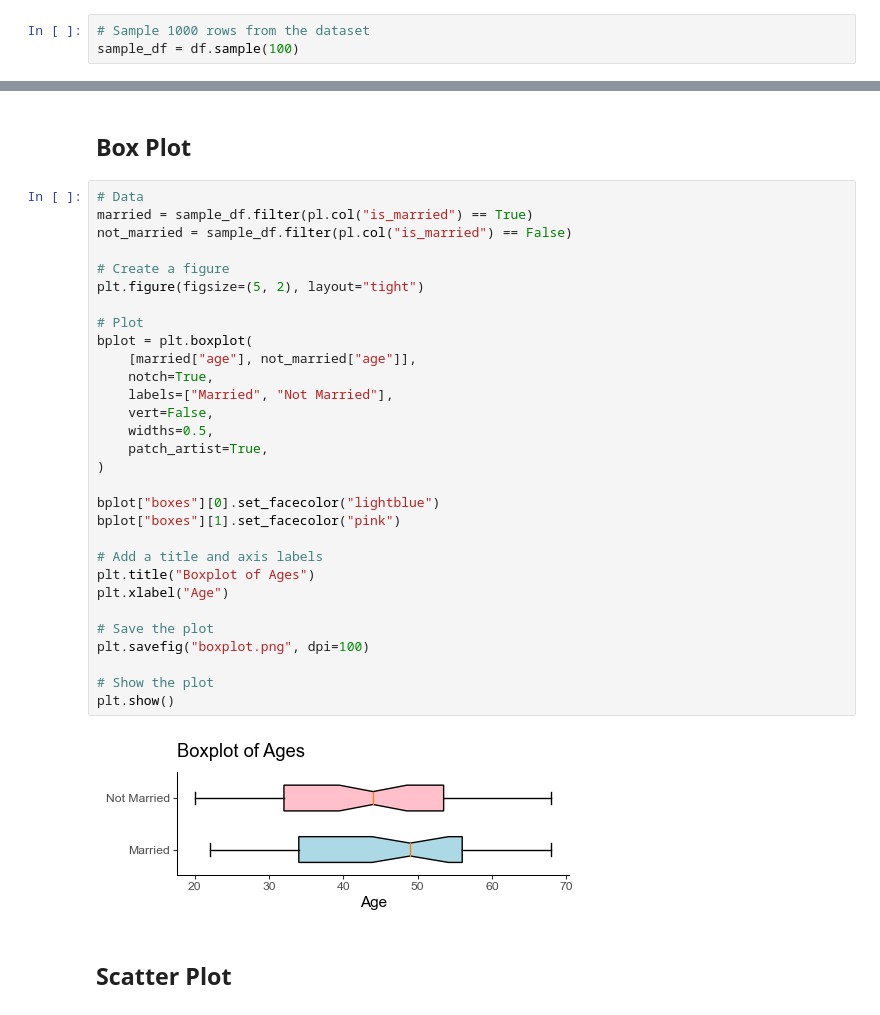
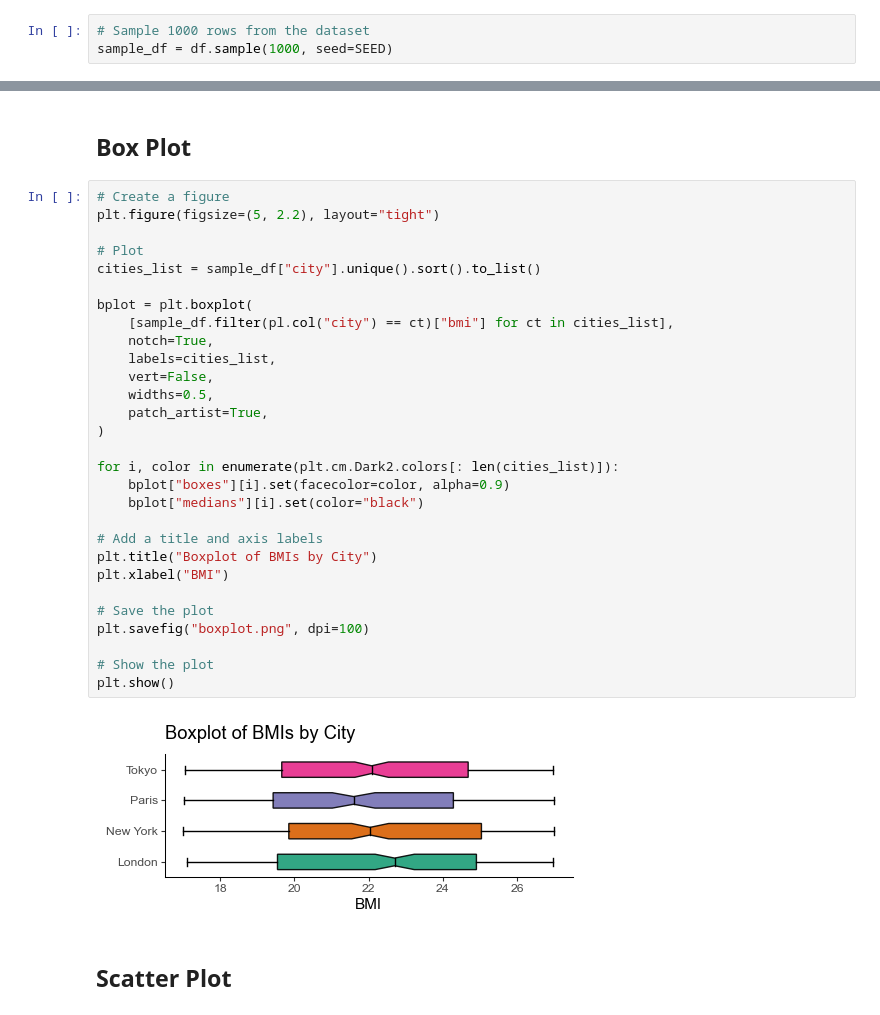
Before and after one commit to smortezah/portfolio, a Jupyter notebook: eda/polars.ipynb, the cells around one changed output, grey strips where cells are left out. Cells and saved outputs as stored; diff of their text form.

Commit message:
Improved plots

```diff
--- a/eda/polars.ipynb
+++ b/eda/polars.ipynb
@@ -148,7 +145,7 @@ df = df.unique()
 # Data Visualization
 # %%
 # Sample 1000 rows from the dataset
-sample_df = df.sample(100)
+sample_df = df.sample(1000, seed=SEED)
 # %% [markdown]
 ## Histogram
 # %%
@@ -173,37 +170,36 @@ plt.show()
 # %% [markdown]
 ## Box Plot
 # %%
-# Data
-married = sample_df.filter(pl.col("is_married") == True)
-not_married = sample_df.filter(pl.col("is_married") == False)
-
 # Create a figure
-plt.figure(figsize=(5, 2), layout="tight")
+plt.figure(figsize=(5, 2.2), layout="tight")
 
 # Plot
+cities_list = sample_df["city"].unique().sort().to_list()
+
 bplot = plt.boxplot(
-    [married["age"], not_married["age"]],
+    [sample_df.filter(pl.col("city") == ct)["bmi"] for ct in cities_list],
     notch=True,
-    labels=["Married", "Not Married"],
+    labels=cities_list,
     vert=False,
     widths=0.5,
     patch_artist=True,
 )
 
-bplot["boxes"][0].set_facecolor("lightblue")
-bplot["boxes"][1].set_facecolor("pink")
+for i, color in enumerate(plt.cm.Dark2.colors[: len(cities_list)]):
+    bplot["boxes"][i].set(facecolor=color, alpha=0.9)
+    bplot["medians"][i].set(color="black")
 
 # Add a title and axis labels
-plt.title("Boxplot of Ages")
-plt.xlabel("Age")
+plt.title("Boxplot of BMIs by City")
+plt.xlabel("BMI")
 
 # Save the plot
 plt.savefig("boxplot.png", dpi=100)
 
 # Show the plot
 plt.show()
 # %% [output]
-[figure, old version]
+[figure, new version]
 # %% [markdown]
 ## Scatter Plot
 # %%
```
Also changed, not shown: parts of 17 cells of this notebook.
